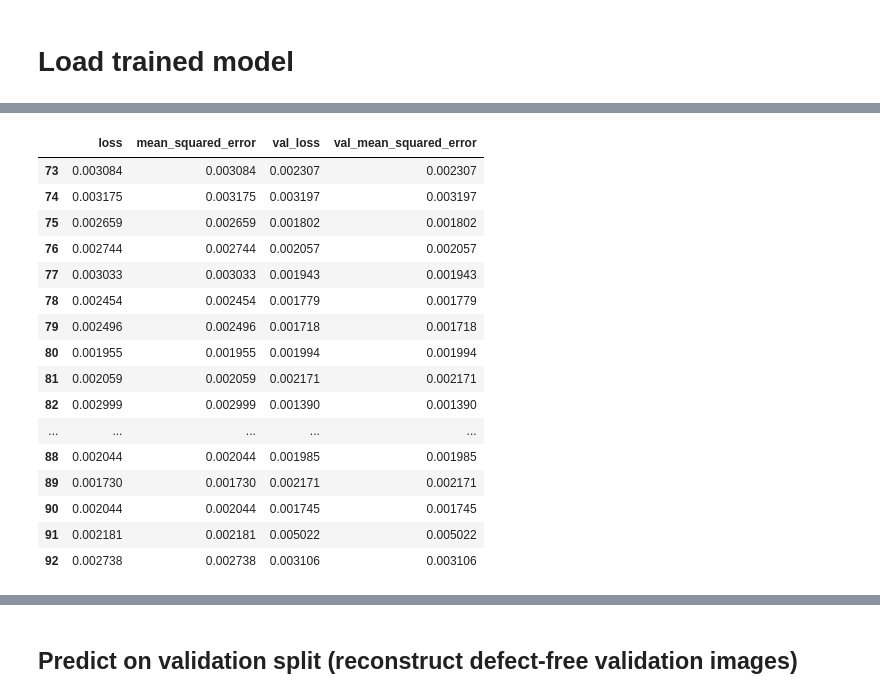
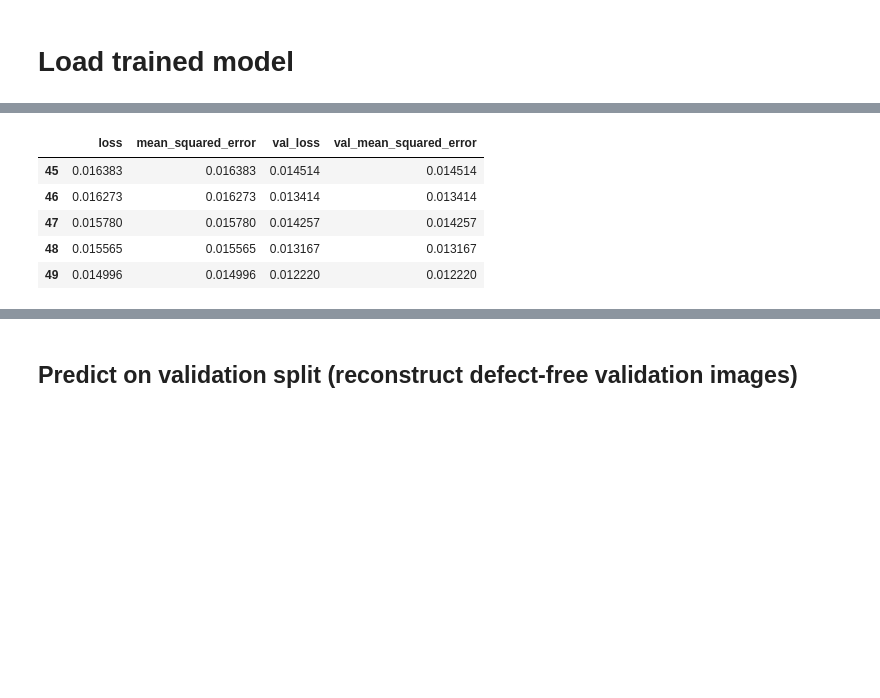
Before and after one commit to AdneneBoumessouer/MVTec-Anomaly-Detection, a Jupyter notebook: inspect_trained_model.ipynb, the cells around one changed output, grey strips where cells are left out. Drawn from its saved outputs; the diff is of its cells as text; code cells hidden in the pictures; blank space fills up the shorter version.

```diff
--- a/inspect_trained_model.ipynb
+++ b/inspect_trained_model.ipynb
@@ -47,14 +41,7 @@ model_path = "saved_models/MSE/06-02-2020_16:15:33/CAE_e200_b12_0.h5"
+# %%
+model_path = "saved_models/MSE/14-02-2020_15:10:24/CAE_mvtec_b24.h5"
 # %%
 # import importlib
 # importlib.reload(utils)
-# %%
-model, train_setup, history = utils.load_model_HDF5(model_path)
-
-directory = train_setup["directory"]
-val_data_dir = os.path.join(directory, "train")
-color_mode = train_setup["color_mode"]
-validation_split = train_setup["validation_split"]
-channels = train_setup["channels"]
-loss = train_setup["loss"]
-batch_size = train_setup["batch_size"]
-learning_rate = train_setup["learning_rate"]
+# %%
+model, setup, history = utils.load_model_HDF5(model_path)
@@ -99,23 +95,12 @@ history.head(20)
 # %%
-history.tail(20)
+history.tail(5)
 # %% [output]
 |  | loss | mean_squared_error | val_loss | val_mean_squared_error |
-| 73 | 0.003084 | 0.003084 | 0.002307 | 0.002307 |
-| 74 | 0.003175 | 0.003175 | 0.003197 | 0.003197 |
-| 75 | 0.002659 | 0.002659 | 0.001802 | 0.001802 |
-| 76 | 0.002744 | 0.002744 | 0.002057 | 0.002057 |
-| 77 | 0.003033 | 0.003033 | 0.001943 | 0.001943 |
-| 78 | 0.002454 | 0.002454 | 0.001779 | 0.001779 |
-| 79 | 0.002496 | 0.002496 | 0.001718 | 0.001718 |
-| 80 | 0.001955 | 0.001955 | 0.001994 | 0.001994 |
-| 81 | 0.002059 | 0.002059 | 0.002171 | 0.002171 |
-| 82 | 0.002999 | 0.002999 | 0.001390 | 0.001390 |
-| ... | ... | ... | ... | ... |
-| 88 | 0.002044 | 0.002044 | 0.001985 | 0.001985 |
-| 89 | 0.001730 | 0.001730 | 0.002171 | 0.002171 |
-| 90 | 0.002044 | 0.002044 | 0.001745 | 0.001745 |
-| 91 | 0.002181 | 0.002181 | 0.005022 | 0.005022 |
-| 92 | 0.002738 | 0.002738 | 0.003106 | 0.003106 |
+| 45 | 0.016383 | 0.016383 | 0.014514 | 0.014514 |
+| 46 | 0.016273 | 0.016273 | 0.013414 | 0.013414 |
+| 47 | 0.015780 | 0.015780 | 0.014257 | 0.014257 |
+| 48 | 0.015565 | 0.015565 | 0.013167 | 0.013167 |
+| 49 | 0.014996 | 0.014996 | 0.012220 | 0.012220 |
 # %%
 pd.DataFrame(history).plot(figsize=(8, 5))
 # %% [output]
```
Also changed, not shown: parts of 83 cells of this notebook.
